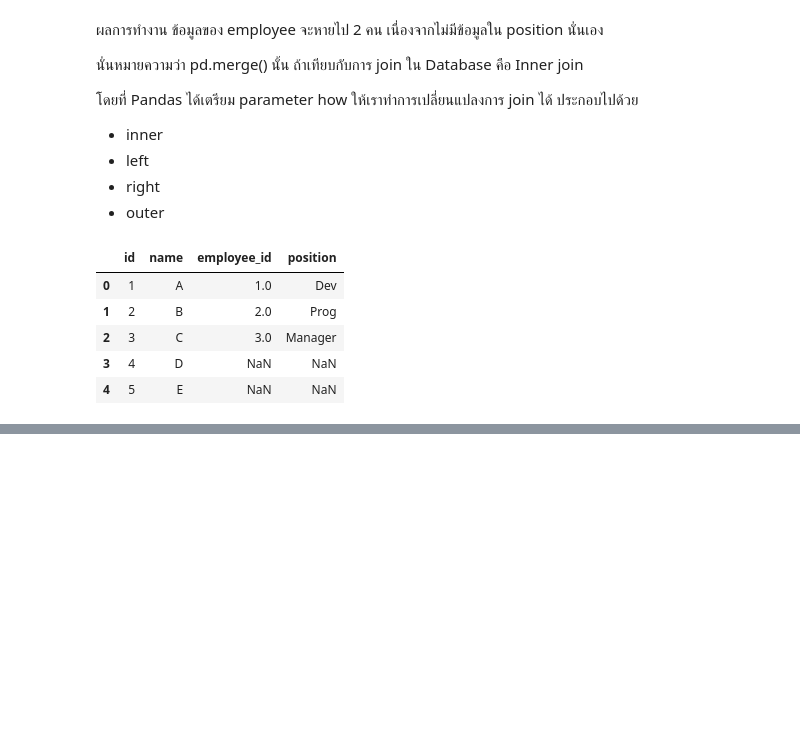
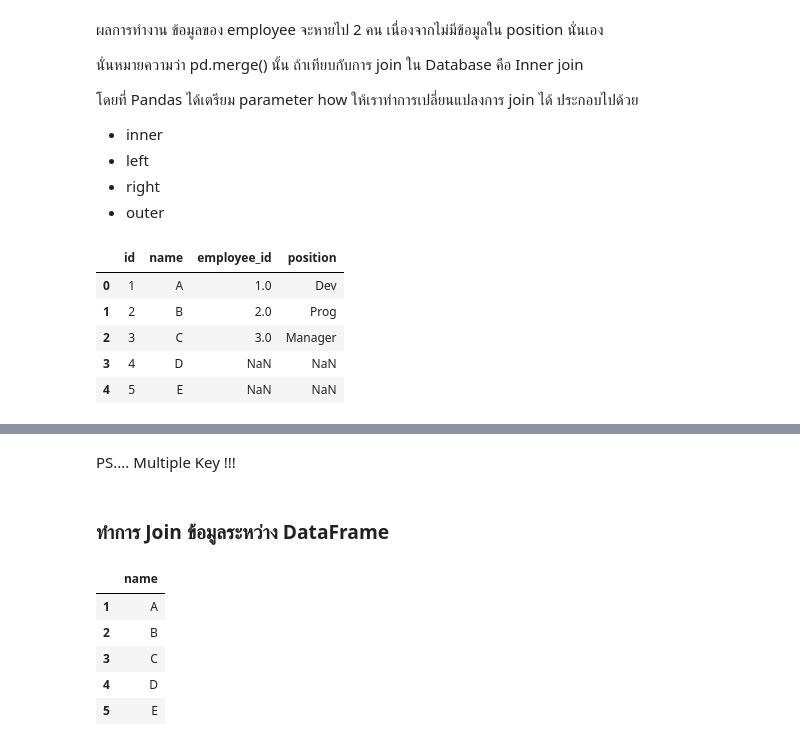
Before and after one commit to up1/course-basic-python, a Jupyter notebook: notebook/data_wrangling_with_pandas.ipynb, the cells around one changed output, grey strips where cells are left out. Saved outputs shown, nothing was run; the diff lists cells and outputs as text; code cells hidden in the pictures; blank space fills up the shorter version.

```diff
--- a/notebook/data_wrangling_with_pandas.ipynb
+++ b/notebook/data_wrangling_with_pandas.ipynb
@@ -479,0 +530,17 @@ pd.merge(employee, position, left_on='id', right_on='employee_id')
+# %% [markdown]
+PS.... Multiple Key !!!
+# %% [markdown]
+### ทำการ Join ข้อมูลระหว่าง DataFrame
+# %%
+employee = pd.DataFrame( {'name': ['A', 'B', 'C', 'D', 'E']
+                          },
+                        index=[1,2,3,4,5]
+                        )
+employee
+# %% [output]
+|  | name |
+| 1 | A |
+| 2 | B |
+| 3 | C |
+| 4 | D |
+| 5 | E |
```
Also changed, not shown: parts of 7 cells of this notebook.
